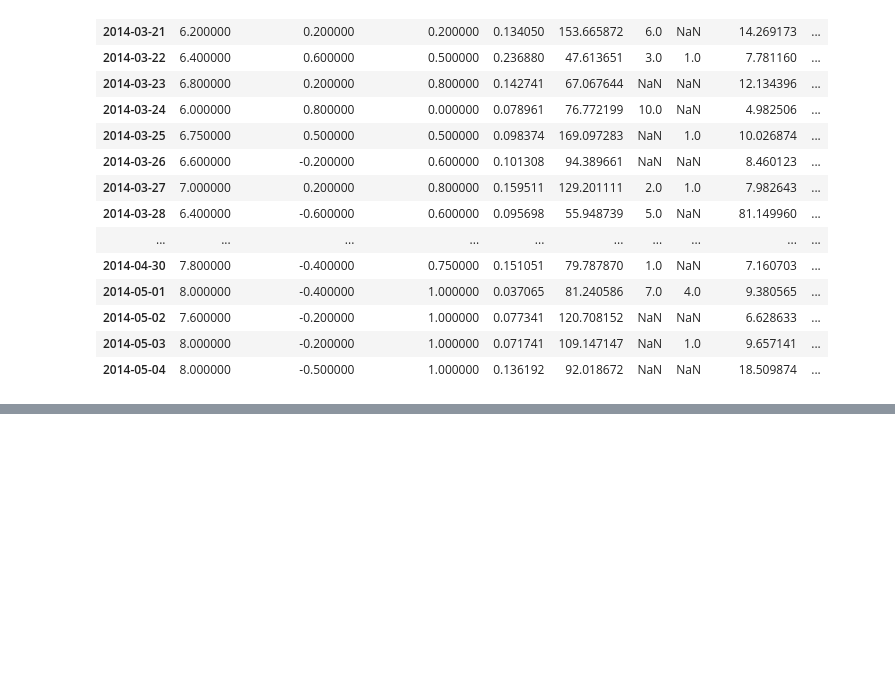
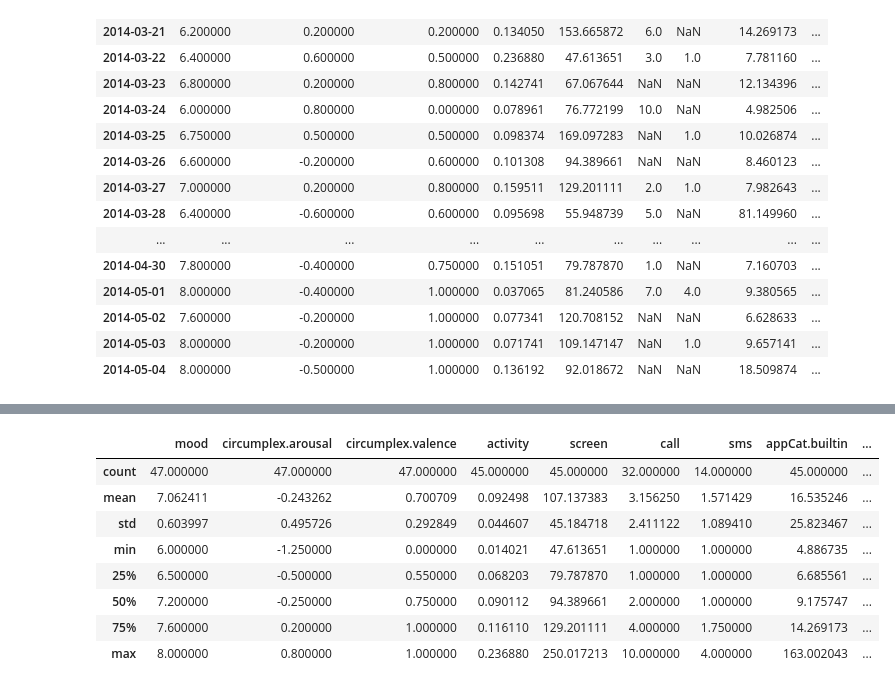
Before and after one commit to ysijpestijn/datamining, a Jupyter notebook: DMT_assignment1.ipynb, the cells around one changed output, grey strips where cells are left out. Saved outputs shown, nothing was run; the diff lists cells and outputs as text; code cells hidden in the pictures; blank space fills up the shorter version.

```diff
--- a/DMT_assignment1.ipynb
+++ b/DMT_assignment1.ipynb
@@ -75,0 +99,12 @@ df_avg
+# %%
+df_avg.describe()
+# %% [output]
+|  | mood | circumplex.arousal | circumplex.valence | activity | screen | call | sms | appCat.builtin | ... |
+| count | 47.000000 | 47.000000 | 47.000000 | 45.000000 | 45.000000 | 32.000000 | 14.000000 | 45.000000 | ... |
+| mean | 7.062411 | -0.243262 | 0.700709 | 0.092498 | 107.137383 | 3.156250 | 1.571429 | 16.535246 | ... |
+| std | 0.603997 | 0.495726 | 0.292849 | 0.044607 | 45.184718 | 2.411122 | 1.089410 | 25.823467 | ... |
+| min | 6.000000 | -1.250000 | 0.000000 | 0.014021 | 47.613651 | 1.000000 | 1.000000 | 4.886735 | ... |
+| 25% | 6.500000 | -0.500000 | 0.550000 | 0.068203 | 79.787870 | 1.000000 | 1.000000 | 6.685561 | ... |
+| 50% | 7.200000 | -0.250000 | 0.750000 | 0.090112 | 94.389661 | 2.000000 | 1.000000 | 9.175747 | ... |
+| 75% | 7.600000 | 0.200000 | 1.000000 | 0.116110 | 129.201111 | 4.000000 | 1.750000 | 14.269173 | ... |
+| max | 8.000000 | 0.800000 | 1.000000 | 0.236880 | 250.017213 | 10.000000 | 4.000000 | 163.002043 | ... |
```
Also changed, not shown: parts of 8 cells of this notebook, 1 other file.
